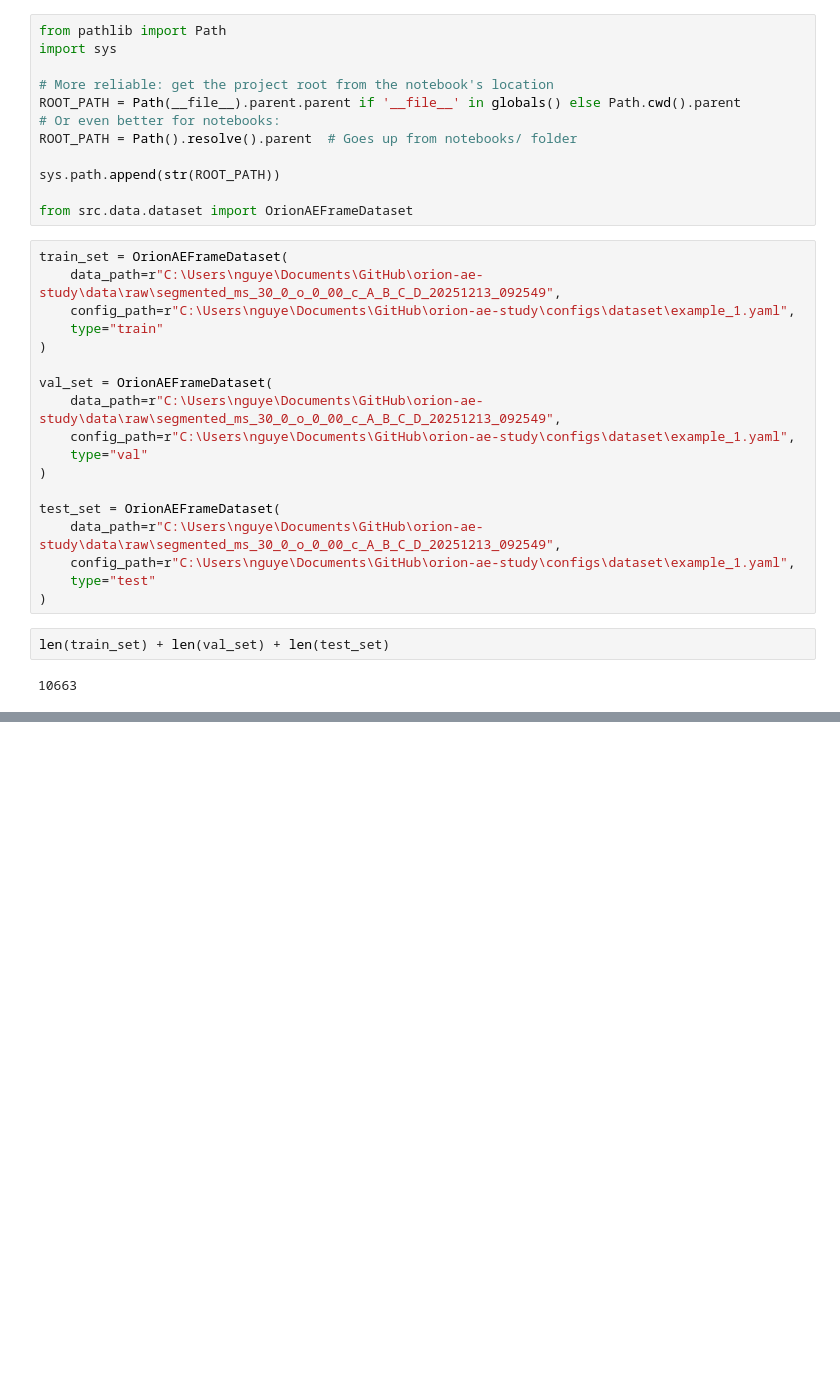
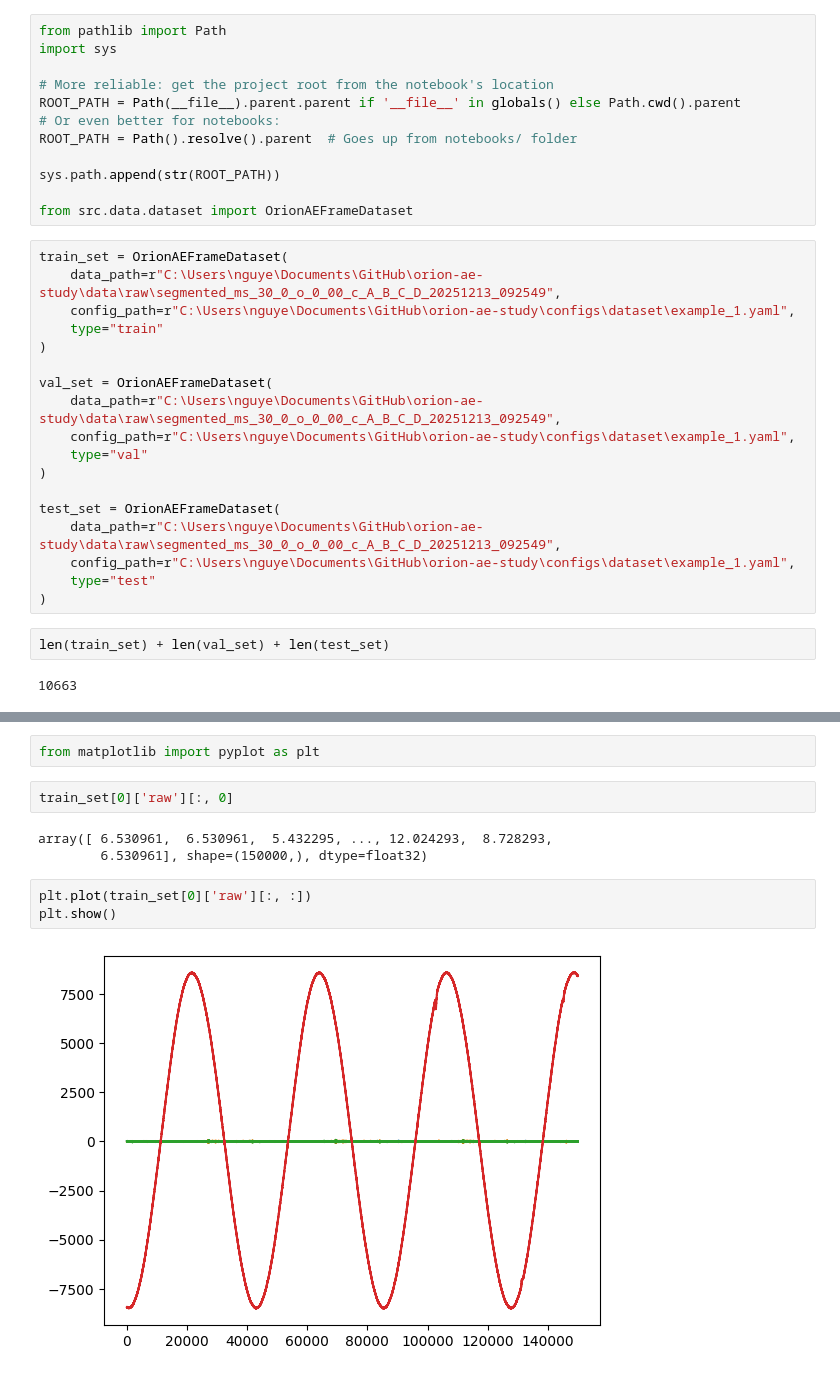
Before and after one commit to serene4uto/orion-ae-study, a Jupyter notebook: notebooks/test-dataset.ipynb, the cells around one changed output, grey strips where cells are left out. Drawn from its saved outputs; the diff is of its cells as text; blank space fills up the shorter version.

```diff
--- a/notebooks/test-dataset.ipynb
+++ b/notebooks/test-dataset.ipynb
@@ -34,0 +46,12 @@ len(train_set) + len(val_set) + len(test_set)
+# %%
+from matplotlib import pyplot as plt
+# %%
+train_set[0]['raw'][:, 0]
+# %% [output]
+array([ 6.530961,  6.530961,  5.432295, ..., 12.024293,  8.728293,
+        6.530961], shape=(150000,), dtype=float32)
+# %%
+plt.plot(train_set[0]['raw'][:, :])
+plt.show()
+# %% [output]
+[figure, added]
```
Also changed, not shown: parts of 1 cell of this notebook, 4 other files.
